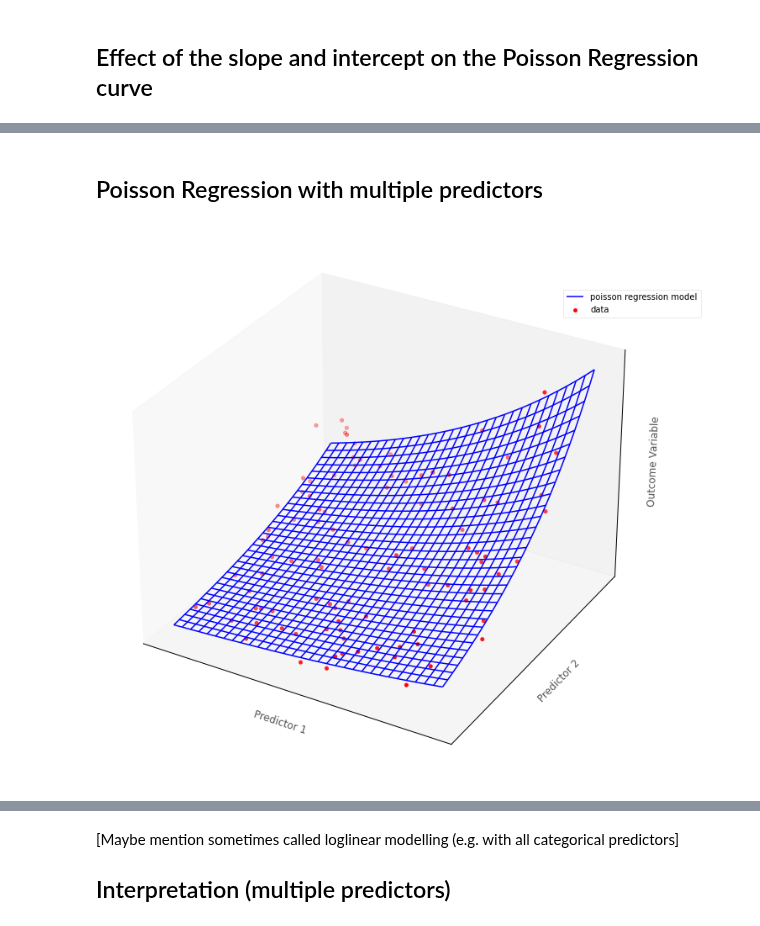
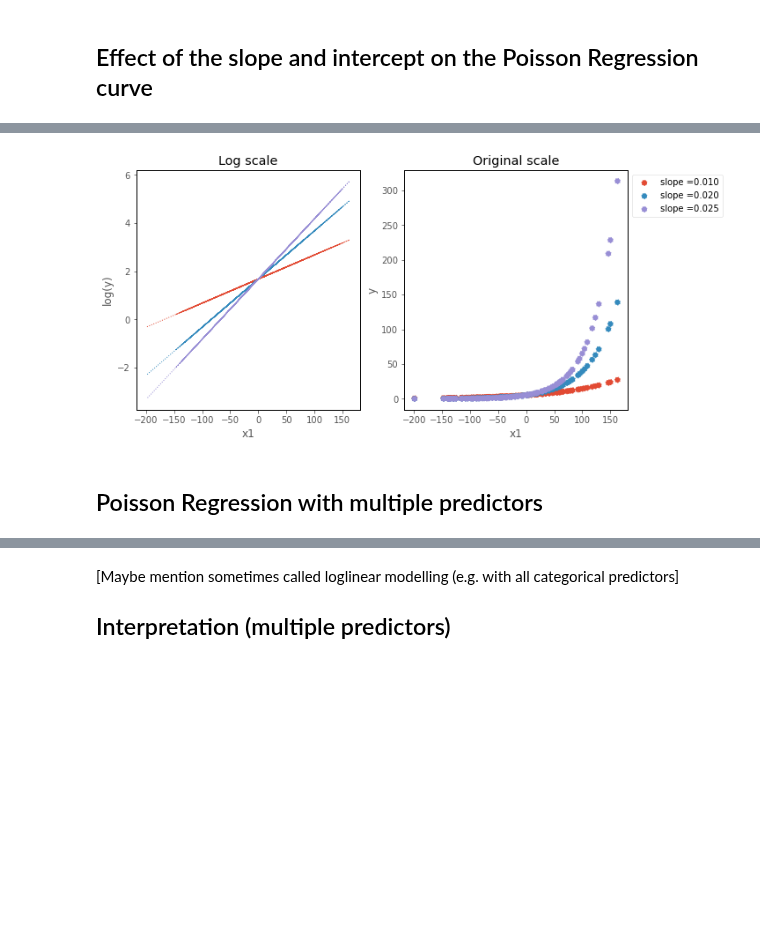
Before and after one commit to pxr687/islands_generalized_linear_models, a Jupyter notebook: 3_poisson_regression.ipynb, the cells around one changed output, grey strips where cells are left out. Saved outputs shown, nothing was run; the diff lists cells and outputs as text; code cells hidden in the pictures; blank space fills up the shorter version.

```diff
--- a/3_poisson_regression.ipynb
+++ b/3_poisson_regression.ipynb
@@ -391,29 +342,6 @@ plt.legend(bbox_to_anchor = (1,1));
+# %%
+islands_GLM.odds_original_slope_plot(b0, b1, df);
+# %% [output]
+[figure, added]
 # %% [markdown]
 ## Poisson Regression with multiple predictors
-# %%
-# show how poisson regression works in multiple dimensions
-
-x = np.outer(np.linspace(-3, 3, 32), np.ones(32))
-y = x.copy().T # transpose
-z = np.exp(0.2*x + 0.3*y)
-
-data_x = np.random.choice(np.linspace(-3, 3, 32), size = 100)
-data_y = np.random.choice(np.linspace(-3, 3, 32), size = 100)
-data_z = np.exp(0.2*data_x + 0.3*data_y + np.random.normal(0, 0.3, size = 100))
-
-
-
-fig = plt.figure(figsize = (12,12))
-ax1 = fig.add_subplot(111, projection='3d')
-ax1.plot_wireframe(x,y,z, color = 'blue', label = 'poisson regression model')
-ax1.scatter(data_x, data_y, data_z, color = 'red', label = 'data'  )
-plt.xlabel('Predictor 1')
-plt.ylabel('Predictor 2')
-ax1.set_zlabel('Outcome Variable')
-ax1.set_xticks([])
-ax1.set_yticks([])
-ax1.set_zticks([])
-plt.legend(bbox_to_anchor = (1.1,0.9))
-plt.show()
-# %% [output]
-[figure, removed]
```
Also changed, not shown: parts of 14 cells of this notebook, 4 other files.
